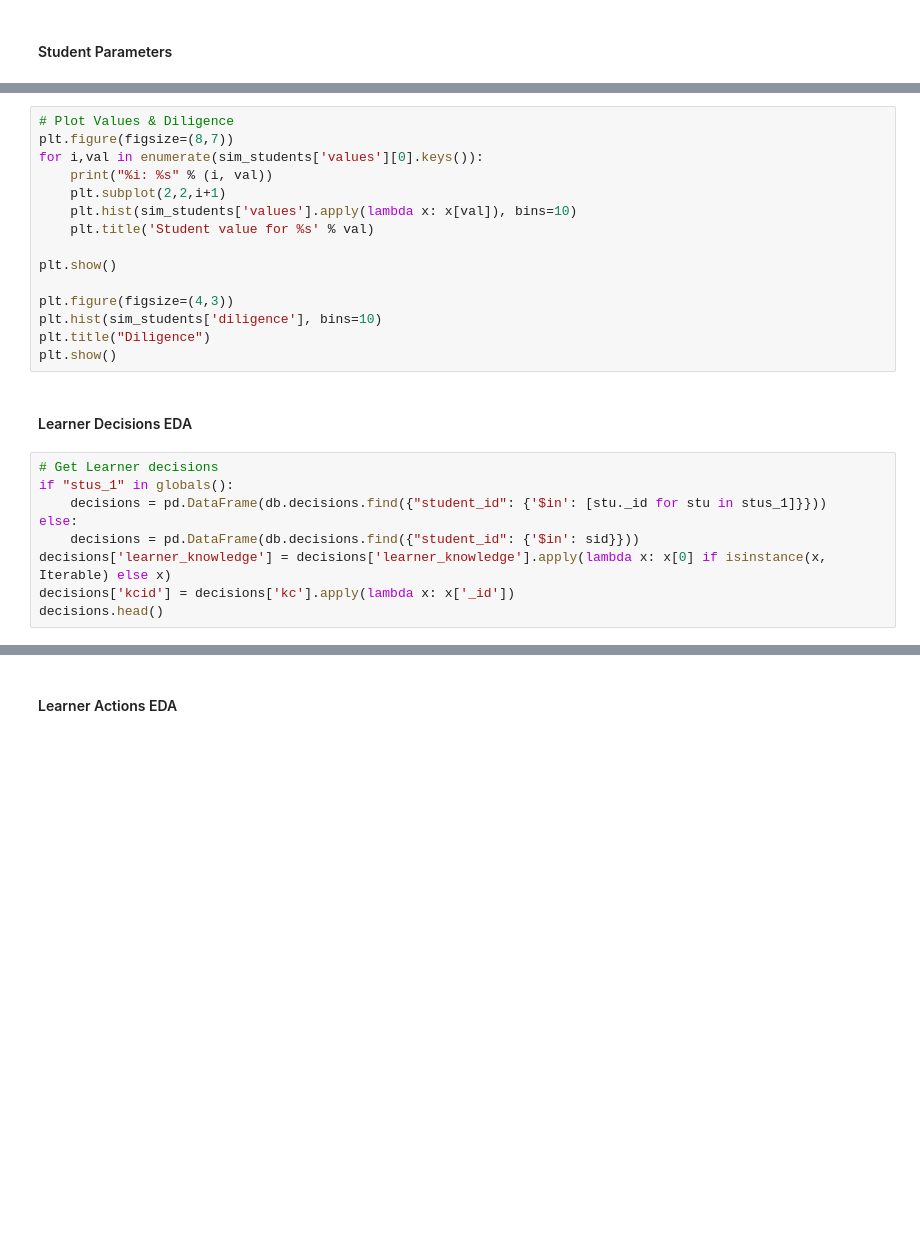
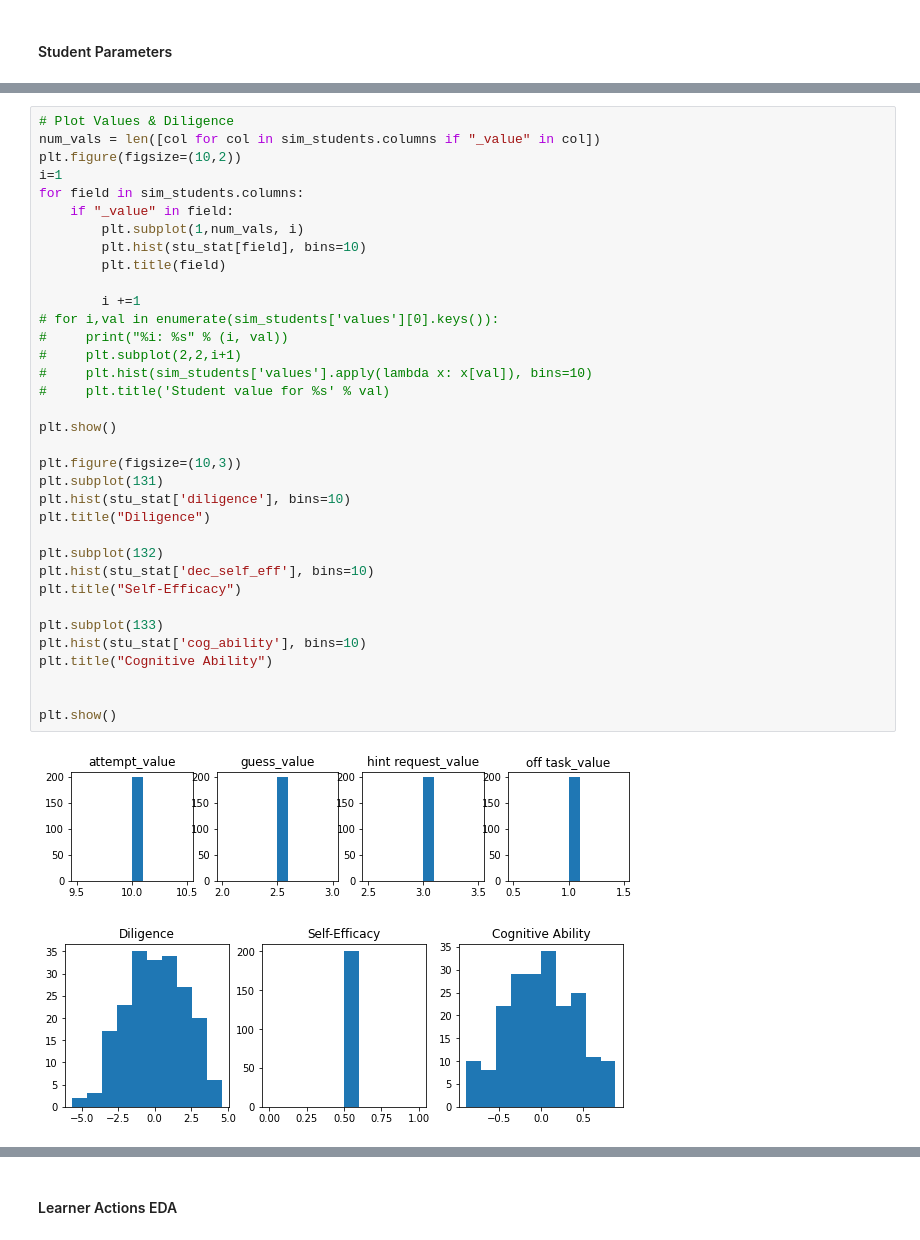
Before and after one commit to stevencdang/MotivSim, a Jupyter notebook: notebooks/Compare_Dil_est-2.ipynb, the cells around one changed output, grey strips where cells are left out. Saved outputs shown, nothing was run; the diff lists cells and outputs as text; blank space fills up the shorter version.

```diff
--- a/notebooks/Compare_Dil_est-2.ipynb
+++ b/notebooks/Compare_Dil_est-2.ipynb
@@ -382,26 +542,38 @@ logger.info("Total skills: %i" % sim_students['total skills'][0])
 # %%
 # Plot Values & Diligence
-plt.figure(figsize=(8,7))
-for i,val in enumerate(sim_students['values'][0].keys()):
-    print("%i: %s" % (i, val))
-    plt.subplot(2,2,i+1)
-    plt.hist(sim_students['values'].apply(lambda x: x[val]), bins=10)
-    plt.title('Student value for %s' % val)
+num_vals = len([col for col in sim_students.columns if "_value" in col])
+plt.figure(figsize=(10,2))
+i=1
+for field in sim_students.columns:
+    if "_value" in field:
+        plt.subplot(1,num_vals, i)
+        plt.hist(stu_stat[field], bins=10)
+        plt.title(field)
+
+        i +=1
+# for i,val in enumerate(sim_students['values'][0].keys()):
+#     print("%i: %s" % (i, val))
+#     plt.subplot(2,2,i+1)
+#     plt.hist(sim_students['values'].apply(lambda x: x[val]), bins=10)
+#     plt.title('Student value for %s' % val)
 
 plt.show()
 
-plt.figure(figsize=(4,3))
-plt.hist(sim_students['diligence'], bins=10)
+plt.figure(figsize=(10,3))
+plt.subplot(131)
+plt.hist(stu_stat['diligence'], bins=10)
 plt.title("Diligence")
+
+plt.subplot(132)
+plt.hist(stu_stat['dec_self_eff'], bins=10)
+plt.title("Self-Efficacy")
+
+plt.subplot(133)
+plt.hist(stu_stat['cog_ability'], bins=10)
+plt.title("Cognitive Ability")
+
+
 plt.show()
+# %% [output]
+[figure, added]
+[figure, added]
-# %% [markdown]
-#### Learner Decisions EDA
-# %%
-# Get Learner decisions
-if "stus_1" in globals():
-    decisions = pd.DataFrame(db.decisions.find({"student_id": {'$in': [stu._id for stu in stus_1]}}))
-else:
-    decisions = pd.DataFrame(db.decisions.find({"student_id": {'$in': sid}}))
-decisions['learner_knowledge'] = decisions['learner_knowledge'].apply(lambda x: x[0] if isinstance(x, Iterable) else x)
-decisions['kcid'] = decisions['kc'].apply(lambda x: x['_id'])
-decisions.head()
```
Also changed, not shown: parts of 177 cells of this notebook, 12 other files.
